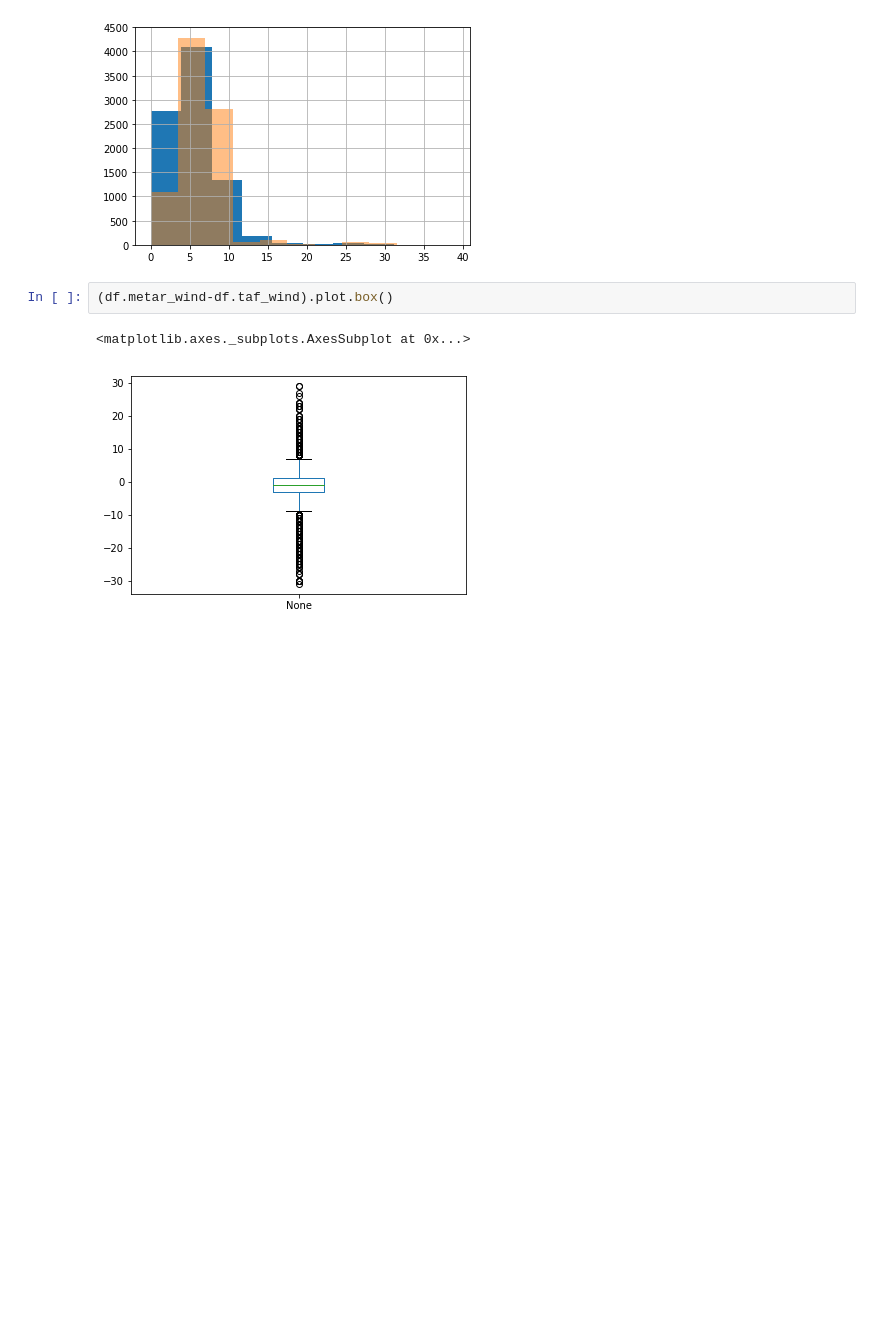
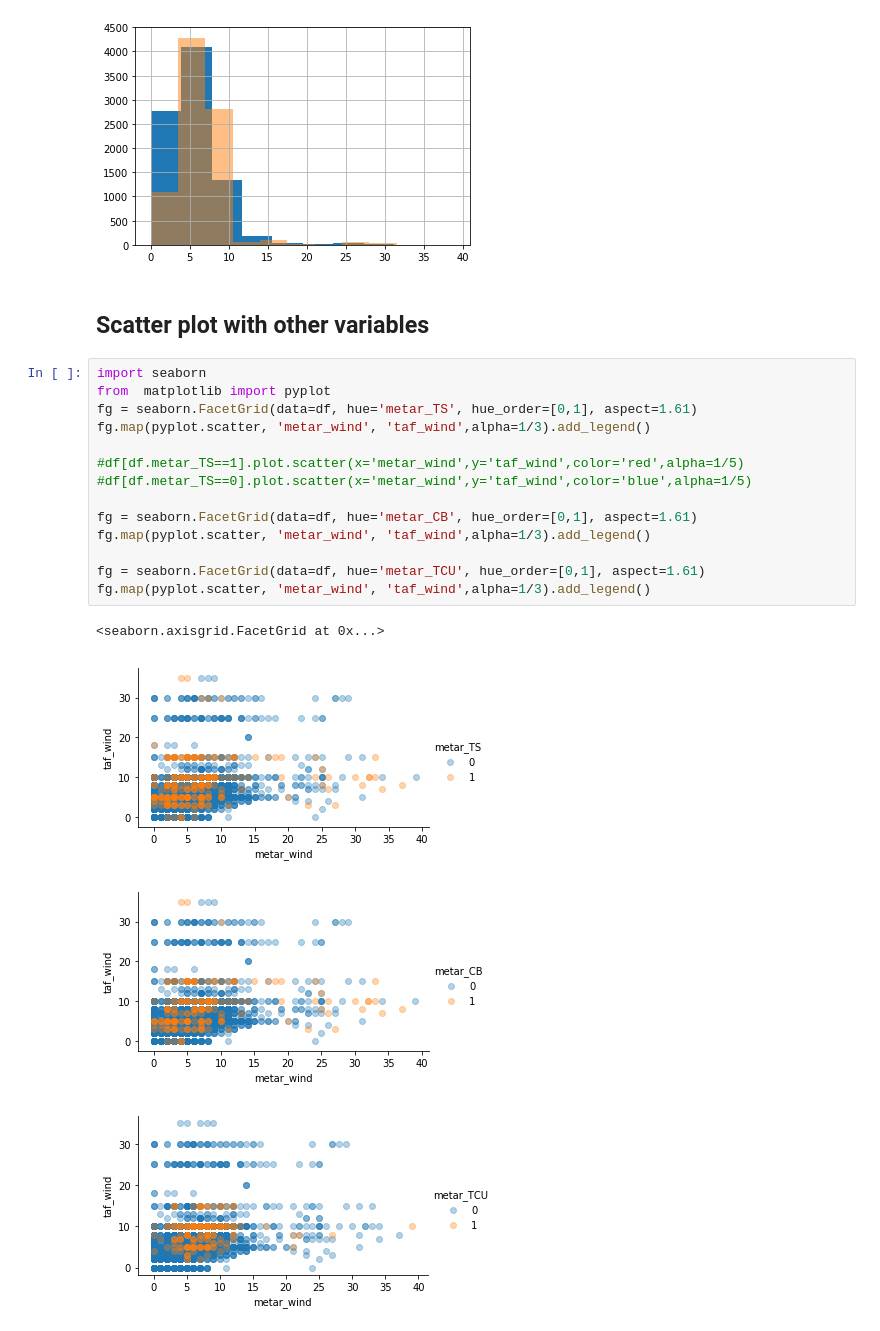
Before and after one commit to velame/Curso_DataScience, a Jupyter notebook: 4.DataAnalysis/eda_metartaf_notebook.ipynb, the cells around one changed output. Cells and saved outputs as stored; diff of their text form; blank space fills up the shorter version.

```diff
--- a/4.DataAnalysis/eda_metartaf_notebook.ipynb
+++ b/4.DataAnalysis/eda_metartaf_notebook.ipynb
@@ -73,8 +127,24 @@ df.taf_wind.hist(alpha=0.5)
 # %% [output]
 <matplotlib.axes._subplots.AxesSubplot at 0x...>
 [figure]
-# %%
-(df.metar_wind-df.taf_wind).plot.box()
-# %% [output]
-<matplotlib.axes._subplots.AxesSubplot at 0x...>
-[figure, removed]
+# %% [markdown]
+## Scatter plot with other variables
+# %%
+import seaborn
+from  matplotlib import pyplot
+fg = seaborn.FacetGrid(data=df, hue='metar_TS', hue_order=[0,1], aspect=1.61)
+fg.map(pyplot.scatter, 'metar_wind', 'taf_wind',alpha=1/3).add_legend()
+
+#df[df.metar_TS==1].plot.scatter(x='metar_wind',y='taf_wind',color='red',alpha=1/5)
+#df[df.metar_TS==0].plot.scatter(x='metar_wind',y='taf_wind',color='blue',alpha=1/5)
+
+fg = seaborn.FacetGrid(data=df, hue='metar_CB', hue_order=[0,1], aspect=1.61)
+fg.map(pyplot.scatter, 'metar_wind', 'taf_wind',alpha=1/3).add_legend()
+
+fg = seaborn.FacetGrid(data=df, hue='metar_TCU', hue_order=[0,1], aspect=1.61)
+fg.map(pyplot.scatter, 'metar_wind', 'taf_wind',alpha=1/3).add_legend()
+# %% [output]
+<seaborn.axisgrid.FacetGrid at 0x...>
+[figure, added]
+[figure, added]
+[figure, added]
```
Also changed, not shown: parts of 11 cells of this notebook.
